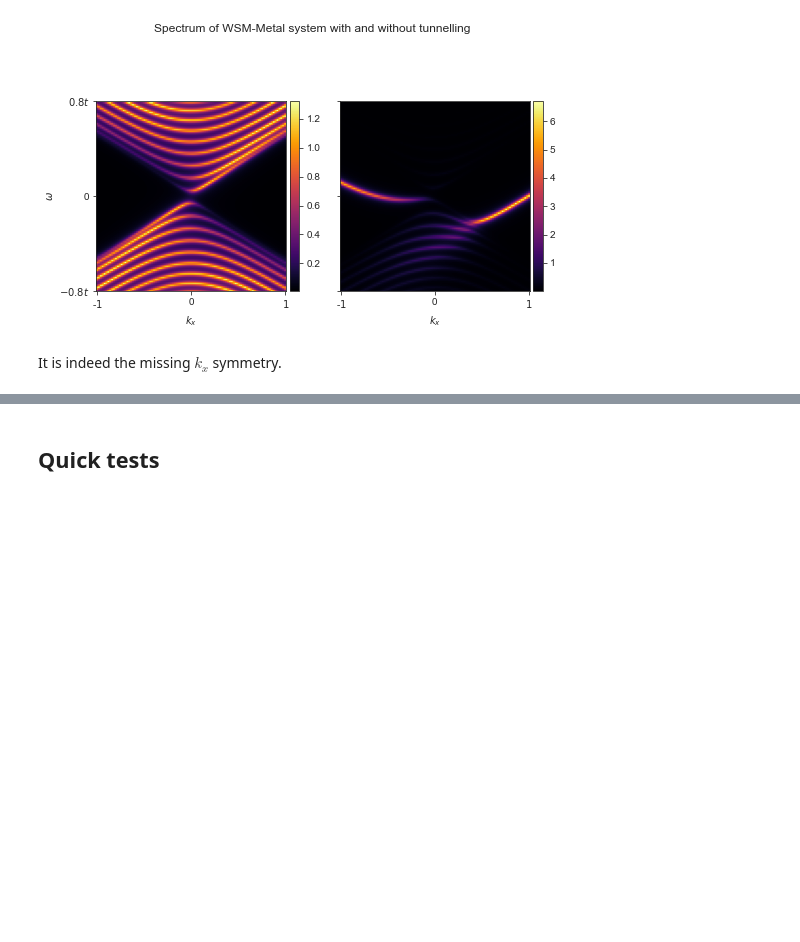
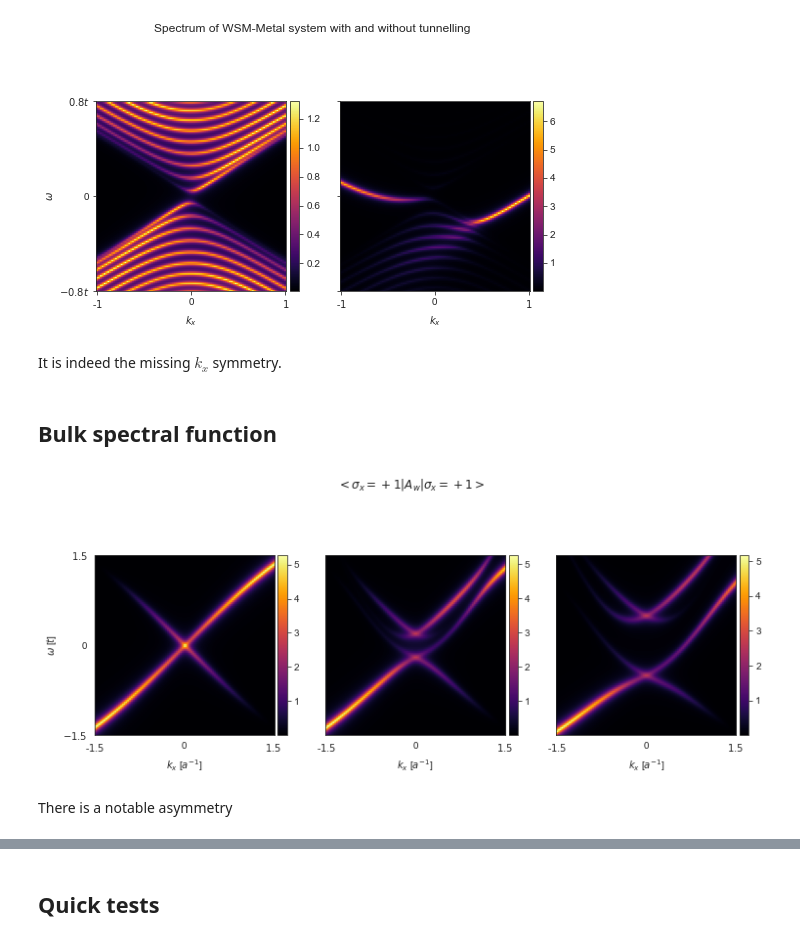
Before and after one commit to leogoutte/weylsemimetal_tools, a Jupyter notebook: WeylSemiMetals.ipynb, the cells around one changed output, grey strips where cells are left out. Saved outputs shown, nothing was run; the diff lists cells and outputs as text; code cells hidden in the pictures; blank space fills up the shorter version.

```diff
--- a/WeylSemiMetals.ipynb
+++ b/WeylSemiMetals.ipynb
@@ -1617,3 +1617,82 @@ plt.show()
 [figure]
 # %% [markdown]
 It is indeed the missing $k_x$ symmetry.
+# %% [markdown]
+## Bulk spectral function
+# %%
+# res=100
+
+# As_0 = np.zeros((res,res),dtype=float)
+# kxs = np.linspace(-1.5,1.5,res)
+
+# for i in range(res):
+#     kx = kxs[i]
+#     As[:,i] = wg.BulkSpectralFunctionWeylWK(res,kx,ky=0,kz=np.pi/2,r=1,mu=-4)
+
+
+# plt.figure()
+# plt.title(r"$<\rightarrow|A_{w}|\rightarrow>$")
+# plt.imshow(As,cmap="inferno")
+# plt.ylim(0,res)
+# plt.xlim(0,res-1)
+# plt.yticks([0,int(res/2),res],labels=["$-1.5$","0","$1.5$"])
+# plt.xticks([0,int(res/2)-1/2,res-1],labels=[r"-$1.5$",r"0",r"$1.5$"])
+# plt.xlabel(r"$k_x$ [$a^{-1}$]")
+# plt.ylabel(r"$\omega$ [$t$]")
+# plt.colorbar()
+# plt.show()
+
+res=100
+mu = -4
+
+As_0 = np.zeros((res,res),dtype=float)
+As_05 = np.zeros((res,res),dtype=float)
+As_1 = np.zeros((res,res),dtype=float)
+kxs = np.linspace(-1.5,1.5,res)
+
+for i in range(res):
+    kx = kxs[i]
+    As_0[:,i] = wg.BulkSpectralFunctionWeylWK(res=res,kx=kx,ky=0,kz=np.pi/2,r=0,mu=mu)
+    As_05[:,i] = wg.BulkSpectralFunctionWeylWK(res=res,kx=kx,ky=0,kz=np.pi/2,r=0.2,mu=mu)
+    As_1[:,i] = wg.BulkSpectralFunctionWeylWK(res=res,kx=kx,ky=0,kz=np.pi/2,r=0.5,mu=mu)
+
+fig,ax=plt.subplots(nrows=1,ncols=3,sharey=True,figsize=(12,5))
+
+plt.suptitle(r"$<\sigma_x = +1|A_{w}|\sigma_x = +1>$")
+
+im0 = ax[0].imshow(As_0,cmap='inferno')
+ax[0].set_ylim(0,res)
+ax[0].set_yticks([0,int(res/2),res])
+ax[0].set_yticklabels(["$-1.5$","0","$1.5$"])
+ax[0].set_xticks([0,int(res/2)-1/2,res-1])
+ax[0].set_xticklabels([r"-$1.5$",r"0",r"$1.5$"])
+ax[0].set_xlabel(r"$k_x$ [$a^{-1}$]")
+ax[0].set_ylabel(r"$\omega$ [$t$]")
+
+divider = make_axes_locatable(ax[0])
+cax = divider.append_axes('right', size='5%', pad=0.05)
+fig.colorbar(im0, cax=cax, orientation='vertical')
+
+im1 = ax[1].imshow(As_05,cmap='inferno')
+ax[1].set_xlabel(r"$k_x$ [$a^{-1}$]")
+ax[1].set_xticks([0,int(res/2)-1/2,res-1])
+ax[1].set_xticklabels([r"-$1.5$",r"0",r"$1.5$"])
+
+divider = make_axes_locatable(ax[1])
+cax = divider.append_axes('right', size='5%', pad=0.05)
+fig.colorbar(im1, cax=cax, orientation='vertical')
+
+im2 = ax[2].imshow(As_1,cmap='inferno')
+ax[2].set_xlabel(r"$k_x$ [$a^{-1}$]")
+ax[2].set_xticks([0,int(res/2)-1/2,res-1])
+ax[2].set_xticklabels([r"-$1.5$",r"0",r"$1.5$"])
+
+divider = make_axes_locatable(ax[2])
+cax = divider.append_axes('right', size='5%', pad=0.05)
+fig.colorbar(im2, cax=cax, orientation='vertical')
+
+plt.show()
+# %% [output]
+[figure, added]
+# %% [markdown]
+There is a notable asymmetry
```
Also changed, not shown: parts of 29 cells of this notebook, 8 other files.
